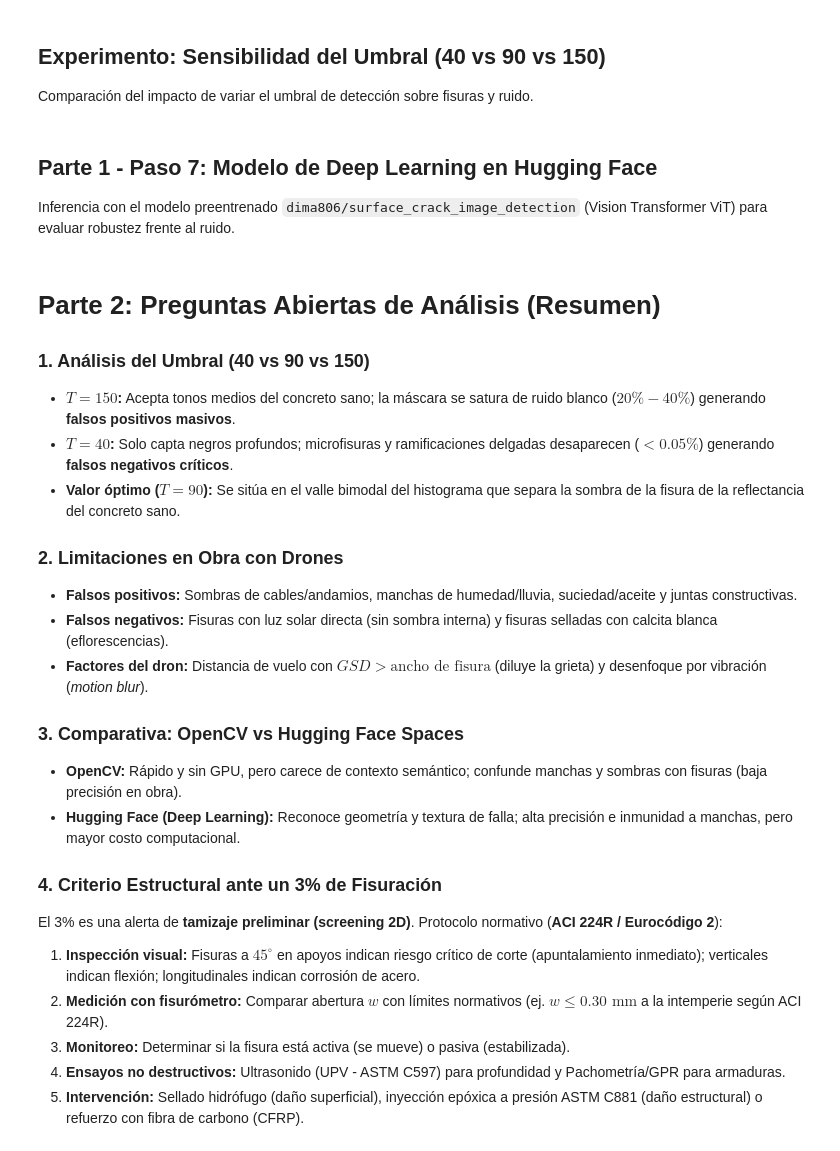
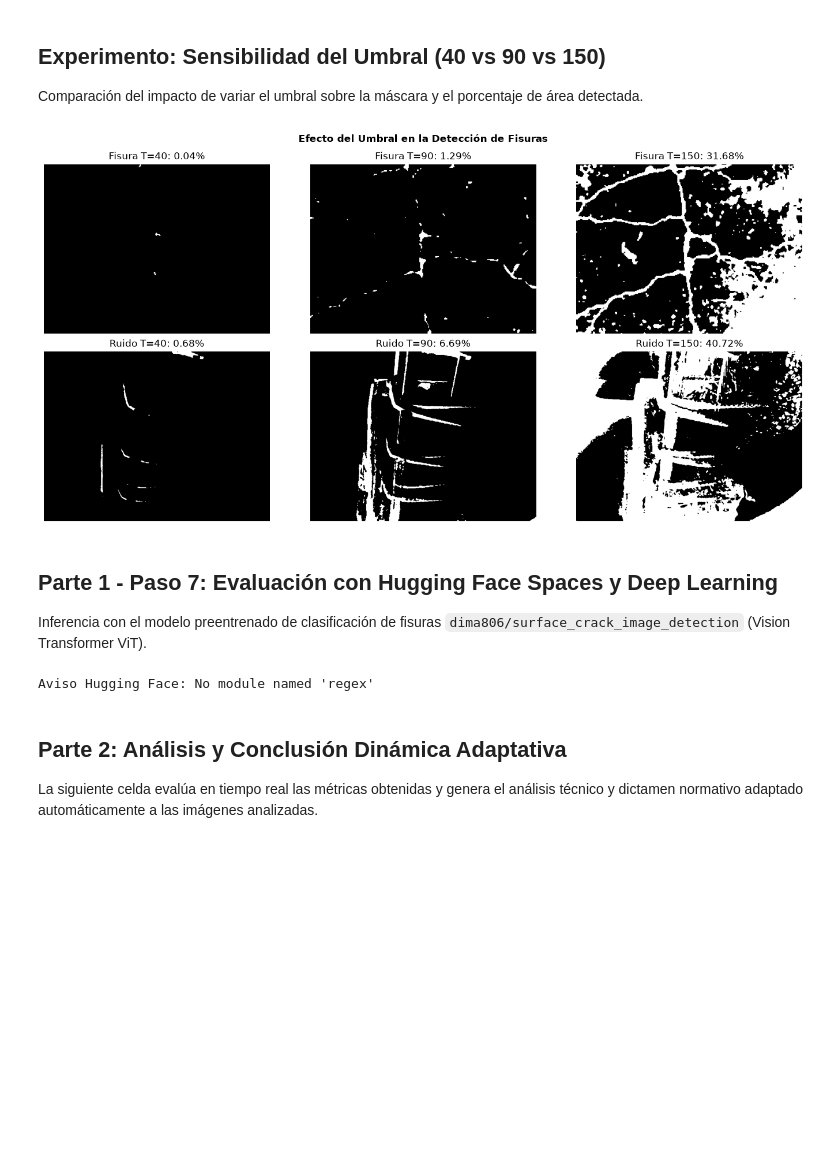
Before and after one commit to coli2233/opcv, a Jupyter notebook: Inspeccion_Automatizada_Estructuras_Vision_Computacional.ipynb, the cells around one changed output. Drawn from its saved outputs; the diff is of its cells as text; code cells hidden in the pictures; blank space fills up the shorter version.

```diff
--- a/Inspeccion_Automatizada_Estructuras_Vision_Computacional.ipynb
+++ b/Inspeccion_Automatizada_Estructuras_Vision_Computacional.ipynb
@@ -157,31 +181,31 @@ plt.show()
 # %% [markdown]
 ## **Experimento: Sensibilidad del Umbral (40 vs 90 vs 150)**
-Comparación del impacto de variar el umbral de detección sobre fisuras y ruido.
+Comparación del impacto de variar el umbral sobre la máscara y el porcentaje de área detectada.
 # %%
-# Prueba comparativa con umbrales 40, 90 y 150
 umbrales = [40, 90, 150]
 fig, axes = plt.subplots(2, 3, figsize=(14, 7))
 
 for col, t in enumerate(umbrales):
     _, m_f = cv2.threshold(blur_fisura, t, 255, cv2.THRESH_BINARY_INV)
     _, m_r = cv2.threshold(blur_ruido,  t, 255, cv2.THRESH_BINARY_INV)
     p_f = (cv2.countNonZero(m_f) / m_f.size) * 100
     p_r = (cv2.countNonZero(m_r) / m_r.size) * 100
 
     axes[0, col].imshow(m_f, cmap='gray'); axes[0, col].set_title(f'Fisura T={t}: {p_f:.2f}%'); axes[0, col].axis('off')
     axes[1, col].imshow(m_r, cmap='gray'); axes[1, col].set_title(f'Ruido T={t}: {p_r:.2f}%'); axes[1, col].axis('off')
 
-plt.suptitle('Efecto del Umbral en la Detección', fontweight='bold')
+plt.suptitle('Efecto del Umbral en la Detección de Fisuras', fontweight='bold')
 plt.tight_layout()
 plt.show()
+# %% [output]
+[figure, added]
 # %% [markdown]
-## **Parte 1 - Paso 7: Modelo de Deep Learning en Hugging Face**
-Inferencia con el modelo preentrenado `dima806/surface_crack_image_detection` (Vision Transformer ViT) para evaluar robustez frente al ruido.
+## **Parte 1 - Paso 7: Evaluación con Hugging Face Spaces y Deep Learning**
+Inferencia con el modelo preentrenado de clasificación de fisuras `dima806/surface_crack_image_detection` (Vision Transformer ViT).
 # %%
-# Inferencia con Vision Transformer de Hugging Face
-from transformers import pipeline
-
+pred_f, pred_r = None, None
 try:
+    from transformers import pipeline
     clasificador = pipeline('image-classification', model='dima806/surface_crack_image_detection')
     pred_f = clasificador(Image.open(ruta_fisura).convert('RGB'))
     pred_r = clasificador(Image.open(ruta_ruido).convert('RGB'))
@@ -196,27 +220,8 @@ try:
     plt.show()
 except Exception as e:
     print(f'Aviso Hugging Face: {e}')
+# %% [output]
+Aviso Hugging Face: No module named 'regex'
-# %% [markdown]
-# **Parte 2: Preguntas Abiertas de Análisis (Resumen)**
-
-### **1. Análisis del Umbral (40 vs 90 vs 150)**
-* **$T = 150$:** Acepta tonos medios del concreto sano; la máscara se satura de ruido blanco ($20\% - 40\%$) generando **falsos positivos masivos**.
-* **$T = 40$:** Solo capta negros profundos; microfisuras y ramificaciones delgadas desaparecen ($< 0.05\%$) generando **falsos negativos críticos**.
-* **Valor óptimo ($T = 90$):** Se sitúa en el valle bimodal del histograma que separa la sombra de la fisura de la reflectancia del concreto sano.
-
-### **2. Limitaciones en Obra con Drones**
-* **Falsos positivos:** Sombras de cables/andamios, manchas de humedad/lluvia, suciedad/aceite y juntas constructivas.
-* **Falsos negativos:** Fisuras con luz solar directa (sin sombra interna) y fisuras selladas con calcita blanca (eflorescencias).
-* **Factores del dron:** Distancia de vuelo con $GSD > \text{ancho de fisura}$ (diluye la grieta) y desenfoque por vibración (*motion blur*).
-
-### **3. Comparativa: OpenCV vs Hugging Face Spaces**
-* **OpenCV:** Rápido y sin GPU, pero carece de contexto semántico; confunde manchas y sombras con fisuras (baja precisión en obra).
-* **Hugging Face (Deep Learning):** Reconoce geometría y textura de falla; alta precisión e inmunidad a manchas, pero mayor costo computacional.
-
-### **4. Criterio Estructural ante un 3% de Fisuración**
-El 3% es una alerta de **tamizaje preliminar (screening 2D)**. Protocolo normativo (**ACI 224R / Eurocódigo 2**):
-1. **Inspección visual:** Fisuras a $45^\circ$ en apoyos indican riesgo crítico de corte (apuntalamiento inmediato); verticales indican flexión; longitudinales indican corrosión de acero.
-2. **Medición con fisurómetro:** Comparar abertura $w$ con límites normativos (ej. $w \le 0.30\text{ mm}$ a la intemperie según ACI 224R).
-3. **Monitoreo:** Determinar si la fisura está activa (se mueve) o pasiva (estabilizada).
-4. **Ensayos no destructivos:** Ultrasonido (UPV - ASTM C597) para profundidad y Pachometría/GPR para armaduras.
-5. **Intervención:** Sellado hidrófugo (daño superficial), inyección epóxica a presión ASTM C881 (daño estructural) o refuerzo con fibra de carbono (CFRP).
+# %% [markdown]
+## **Parte 2: Análisis y Conclusión Dinámica Adaptativa**
+La siguiente celda evalúa en tiempo real las métricas obtenidas y genera el análisis técnico y dictamen normativo adaptado automáticamente a las imágenes analizadas.
```
Also changed, not shown: parts of 17 cells of this notebook, 2 other files.
